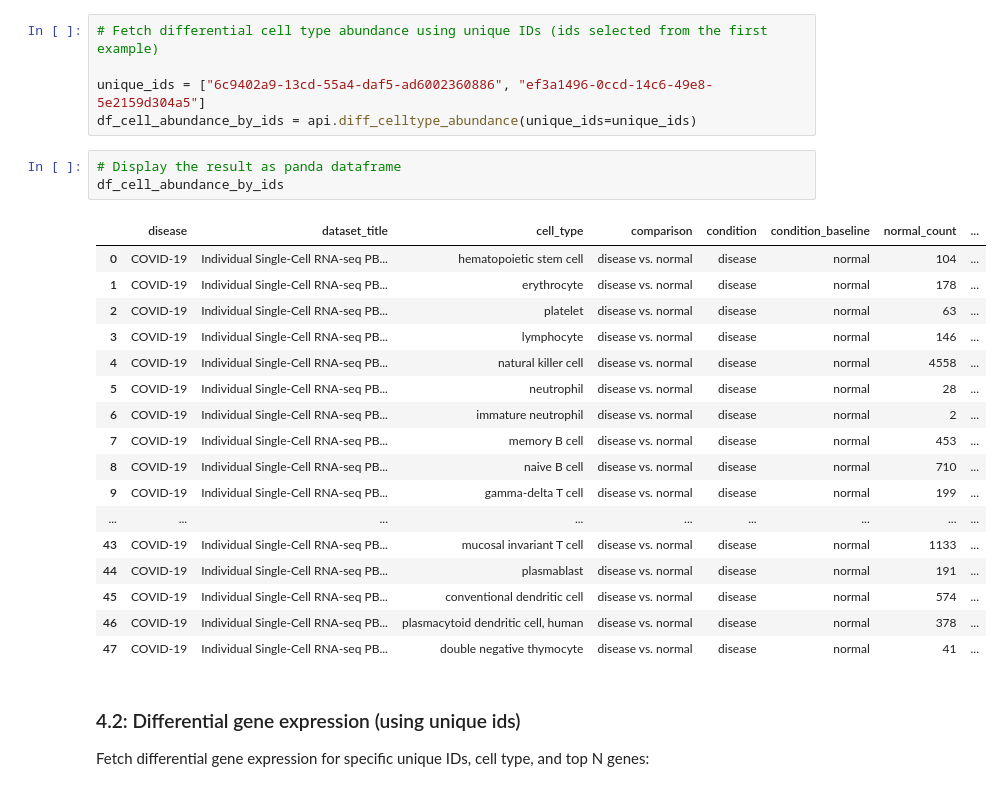
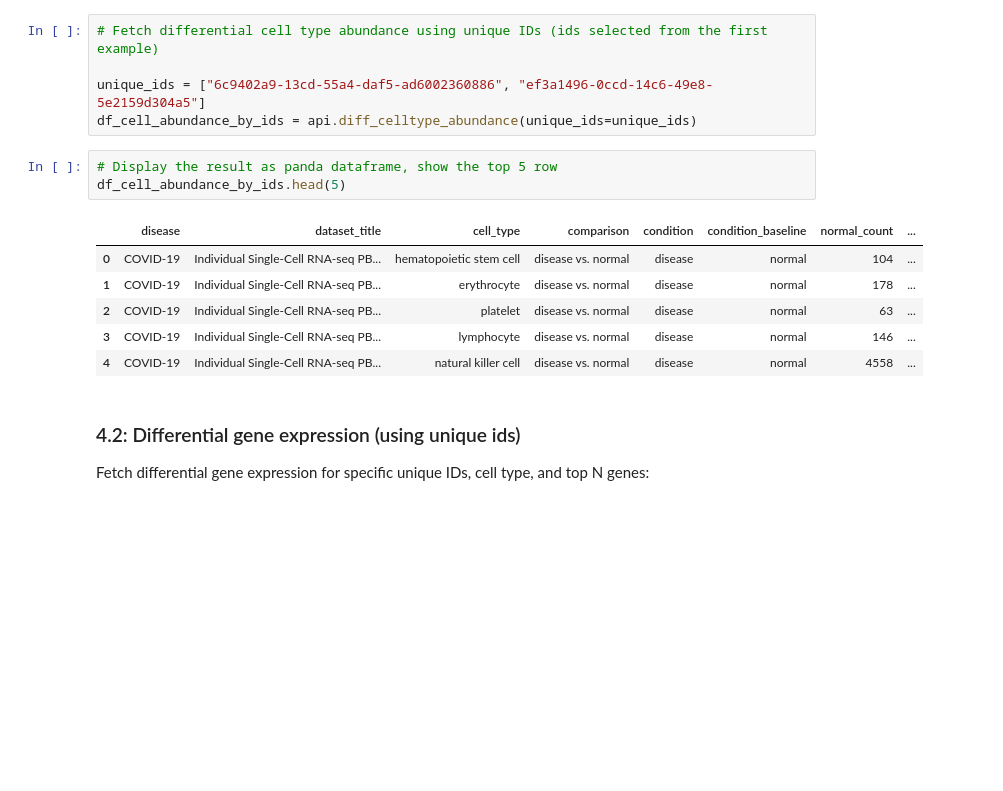
Before and after one commit to YingX97/cell_atlas_approximations_disease_API, a Jupyter notebook: Python/tutorials/api_tutorial.ipynb, the cells around one changed output. Saved outputs shown, nothing was run; the diff lists cells and outputs as text; blank space fills up the shorter version.

```diff
--- a/Python/tutorials/api_tutorial.ipynb
+++ b/Python/tutorials/api_tutorial.ipynb
@@ -252,26 +252,15 @@ filtered_metadata
 unique_ids = ["6c9402a9-13cd-55a4-daf5-ad6002360886", "ef3a1496-0ccd-14c6-49e8-5e2159d304a5"]
 df_cell_abundance_by_ids = api.diff_celltype_abundance(unique_ids=unique_ids)
 # %%
-# Display the result as panda dataframe
-df_cell_abundance_by_ids
+# Display the result as panda dataframe, show the top 5 row
+df_cell_abundance_by_ids.head(5)
 # %% [output]
 |  | disease | dataset_title | cell_type | comparison | condition | condition_baseline | normal_count | ... |
 | 0 | COVID-19 | Individual Single-Cell RNA-seq PB... | hematopoietic stem cell | disease vs. normal | disease | normal | 104 | ... |
 | 1 | COVID-19 | Individual Single-Cell RNA-seq PB... | erythrocyte | disease vs. normal | disease | normal | 178 | ... |
 | 2 | COVID-19 | Individual Single-Cell RNA-seq PB... | platelet | disease vs. normal | disease | normal | 63 | ... |
 | 3 | COVID-19 | Individual Single-Cell RNA-seq PB... | lymphocyte | disease vs. normal | disease | normal | 146 | ... |
 | 4 | COVID-19 | Individual Single-Cell RNA-seq PB... | natural killer cell | disease vs. normal | disease | normal | 4558 | ... |
-| 5 | COVID-19 | Individual Single-Cell RNA-seq PB... | neutrophil | disease vs. normal | disease | normal | 28 | ... |
-| 6 | COVID-19 | Individual Single-Cell RNA-seq PB... | immature neutrophil | disease vs. normal | disease | normal | 2 | ... |
-| 7 | COVID-19 | Individual Single-Cell RNA-seq PB... | memory B cell | disease vs. normal | disease | normal | 453 | ... |
-| 8 | COVID-19 | Individual Single-Cell RNA-seq PB... | naive B cell | disease vs. normal | disease | normal | 710 | ... |
-| 9 | COVID-19 | Individual Single-Cell RNA-seq PB... | gamma-delta T cell | disease vs. normal | disease | normal | 199 | ... |
-| ... | ... | ... | ... | ... | ... | ... | ... | ... |
-| 43 | COVID-19 | Individual Single-Cell RNA-seq PB... | mucosal invariant T cell | disease vs. normal | disease | normal | 1133 | ... |
-| 44 | COVID-19 | Individual Single-Cell RNA-seq PB... | plasmablast | disease vs. normal | disease | normal | 191 | ... |
-| 45 | COVID-19 | Individual Single-Cell RNA-seq PB... | conventional dendritic cell | disease vs. normal | disease | normal | 574 | ... |
-| 46 | COVID-19 | Individual Single-Cell RNA-seq PB... | plasmacytoid dendritic cell, human | disease vs. normal | disease | normal | 378 | ... |
-| 47 | COVID-19 | Individual Single-Cell RNA-seq PB... | double negative thymocyte | disease vs. normal | disease | normal | 41 | ... |
 # %% [markdown]
 ### 4.2: Differential gene expression (using unique ids)
 
```
Also changed, not shown: parts of 3 cells of this notebook.
